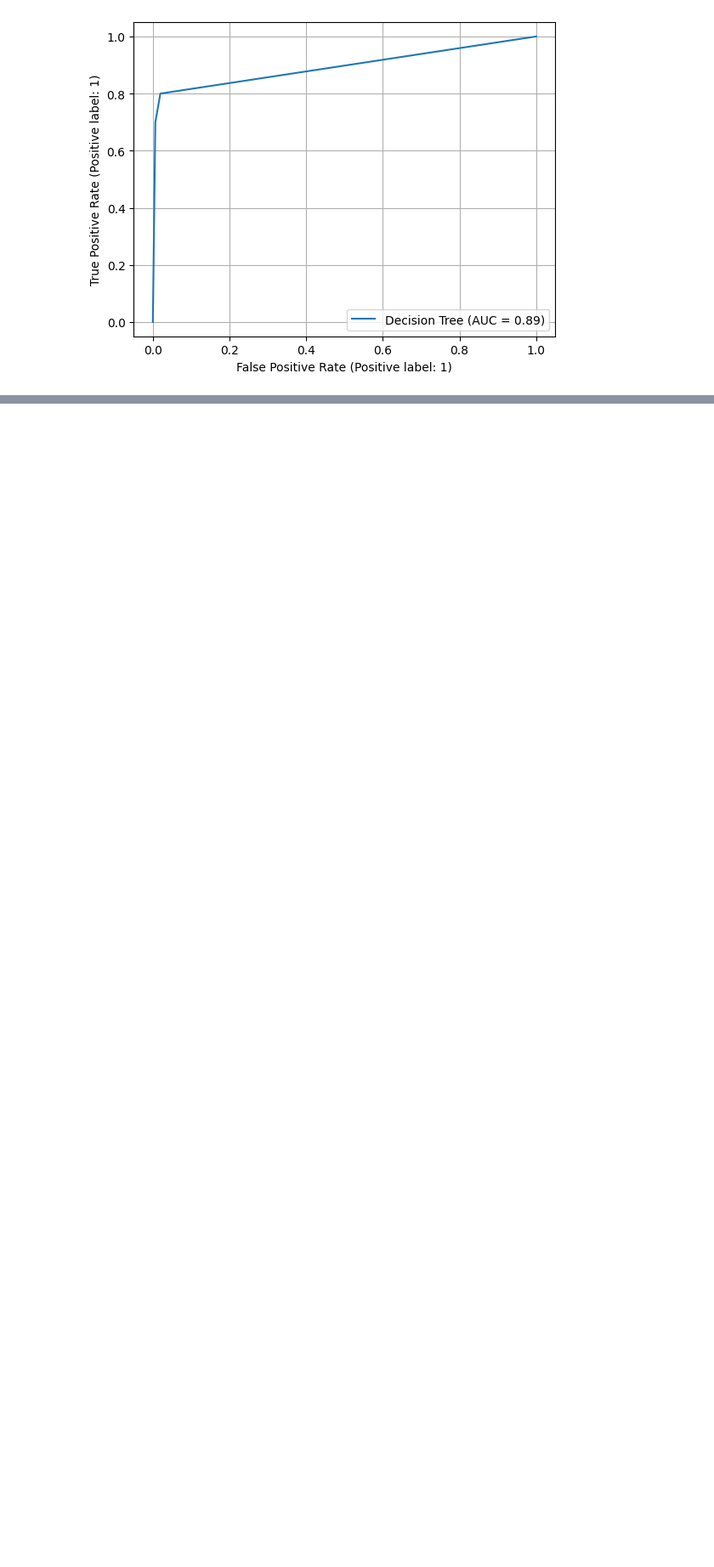
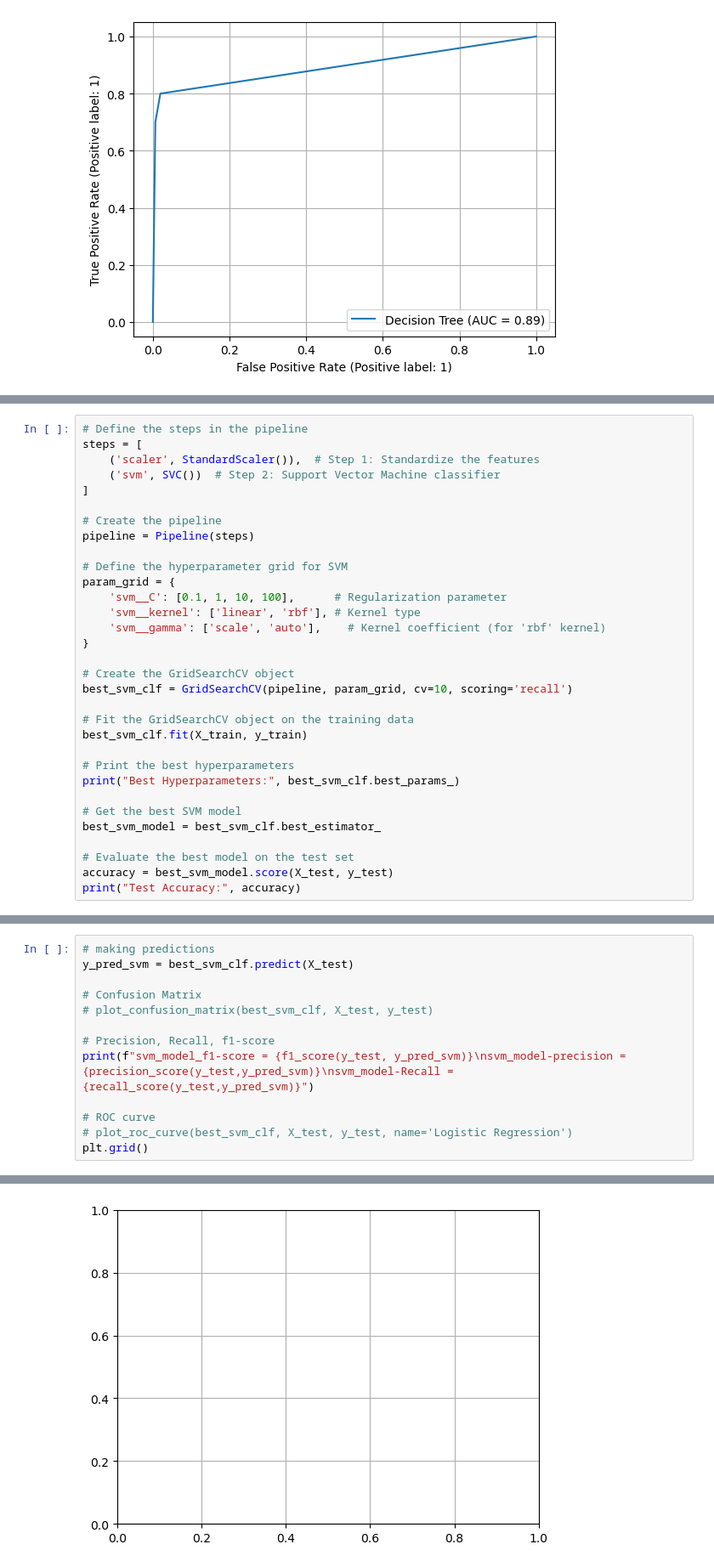
Before and after one commit to Heba2h/COVID-19-Outcome-Prediction, a Jupyter notebook: logistic_KNN_naive.ipynb, the cells around one changed output, grey strips where cells are left out. Shown: that part at 85% size. Drawn from its saved outputs; the diff is of its cells as text; blank space fills up the shorter version.

```diff
--- a/logistic_KNN_naive.ipynb
+++ b/logistic_KNN_naive.ipynb
@@ -534,0 +584,32 @@ plt.show()
+# %%
+# Define the steps in the pipeline
+steps = [
+    ('scaler', StandardScaler()),  # Step 1: Standardize the features
+    ('svm', SVC())  # Step 2: Support Vector Machine classifier
+]
+
+# Create the pipeline
+pipeline = Pipeline(steps)
+
+# Define the hyperparameter grid for SVM
+param_grid = {
+    'svm__C': [0.1, 1, 10, 100],      # Regularization parameter
+    'svm__kernel': ['linear', 'rbf'], # Kernel type
+    'svm__gamma': ['scale', 'auto'],    # Kernel coefficient (for 'rbf' kernel)
+}
+
+# Create the GridSearchCV object
+best_svm_clf = GridSearchCV(pipeline, param_grid, cv=10, scoring='recall')
+
+# Fit the GridSearchCV object on the training data
+best_svm_clf.fit(X_train, y_train)
+
+# Print the best hyperparameters
+print("Best Hyperparameters:", best_svm_clf.best_params_)
+
+# Get the best SVM model
+best_svm_model = best_svm_clf.best_estimator_
+
+# Evaluate the best model on the test set
+accuracy = best_svm_model.score(X_test, y_test)
+print("Test Accuracy:", accuracy)
@@ -534,0 +619,14 @@ plt.show()
+# %%
+# making predictions
+y_pred_svm = best_svm_clf.predict(X_test)
+
+# Confusion Matrix
+# plot_confusion_matrix(best_svm_clf, X_test, y_test)
+
+# Precision, Recall, f1-score
+print(f"svm_model_f1-score = {f1_score(y_test, y_pred_svm)}\nsvm_model-precision = {precision_score(y_test,y_pred_svm)}\nsvm_model-Recall = {recall_score(y_test,y_pred_svm)}")
+
+# ROC curve
+# plot_roc_curve(best_svm_clf, X_test, y_test, name='Logistic Regression')
+plt.grid()
+# %% [output]
@@ -534,0 +636 @@ plt.show()
+[figure, added]
```
Also changed, not shown: parts of 18 cells of this notebook, 1 other file.
